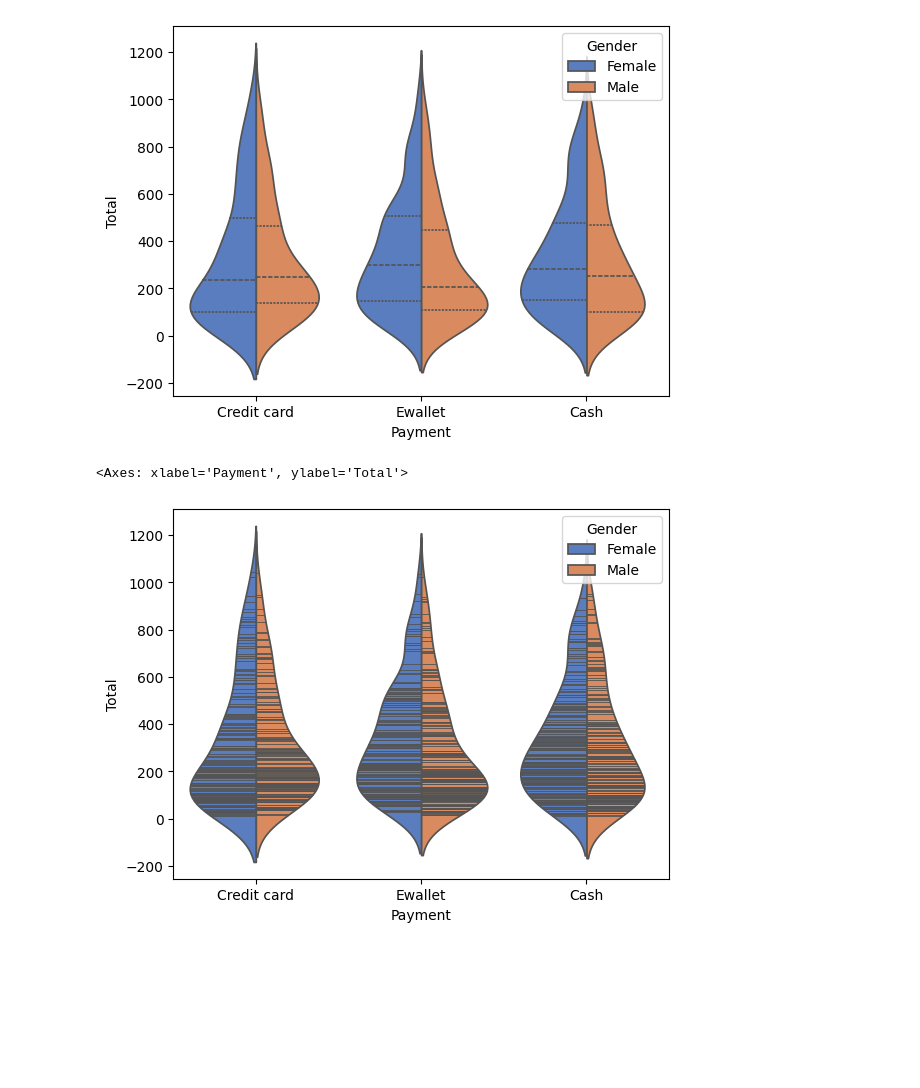
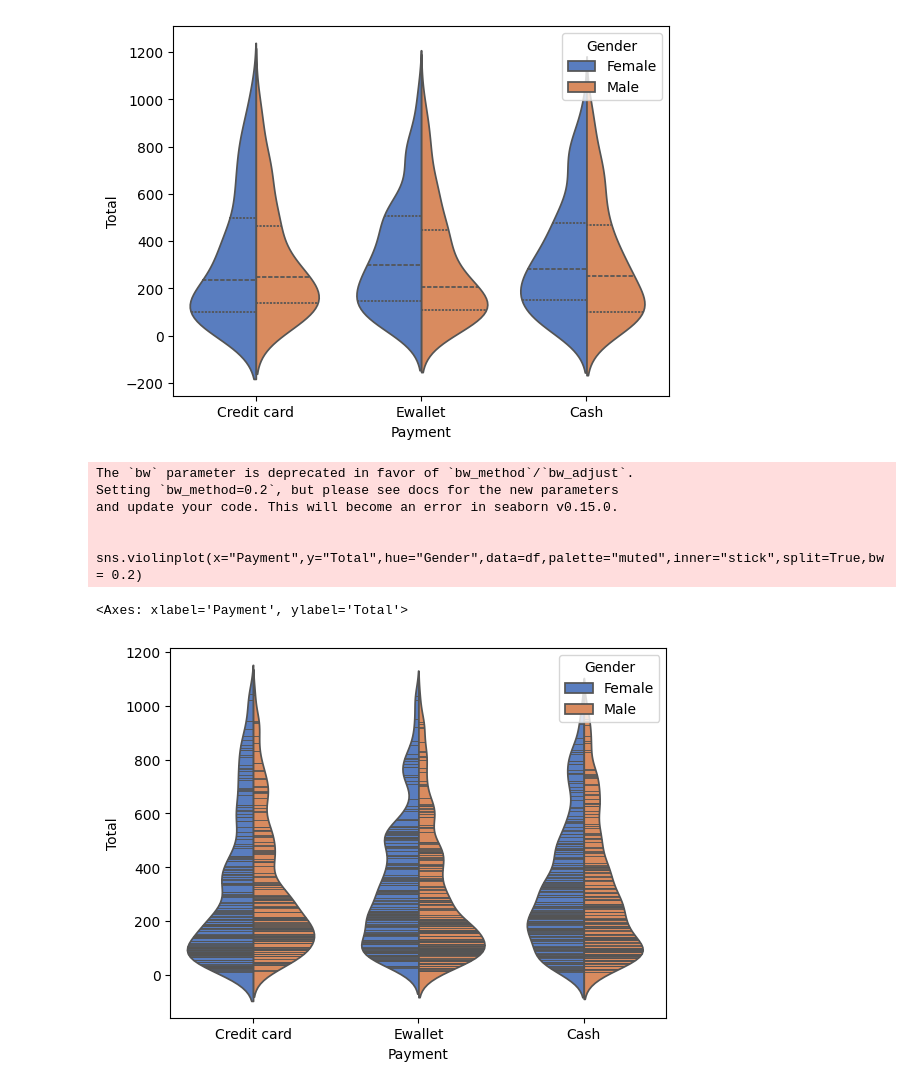
Before and after one commit to Alvi399/My-Data-Science, a Jupyter notebook: Seaborn/04. Categorical_Violin plot.ipynb, the cells around one changed output. Saved outputs shown, nothing was run; the diff lists cells and outputs as text; code cells hidden in the pictures; blank space fills up the shorter version.

```diff
--- a/Seaborn/04. Categorical_Violin plot.ipynb
+++ b/Seaborn/04. Categorical_Violin plot.ipynb
@@ -38,7 +38,13 @@ sns.violinplot(x="Payment",y="Total",hue="Gender",data=df,palette="muted",inner=
 <Axes: xlabel='Payment', ylabel='Total'>
 [figure]
 # %%
-sns.violinplot(x="Payment",y="Total",hue="Gender",data=df,palette="muted",inner="stick",split=True)
+sns.violinplot(x="Payment",y="Total",hue="Gender",data=df,palette="muted",inner="stick",split=True,bw= 0.2)
+#fungsi parameter bw digunakan untuk mengatur lebar distribusi data pada violin plot
 # %% [output]
-<Axes: xlabel='Payment', ylabel='Total'>
+The `bw` parameter is deprecated in favor of `bw_method`/`bw_adjust`.
+Setting `bw_method=0.2`, but please see docs for the new parameters
+and update your code. This will become an error in seaborn v0.15.0.
+
+  sns.violinplot(x="Payment",y="Total",hue="Gender",data=df,palette="muted",inner="stick",split=True,bw= 0.2)
+<Axes: xlabel='Payment', ylabel='Total'>
-[figure, old version]
+[figure, new version]
```
